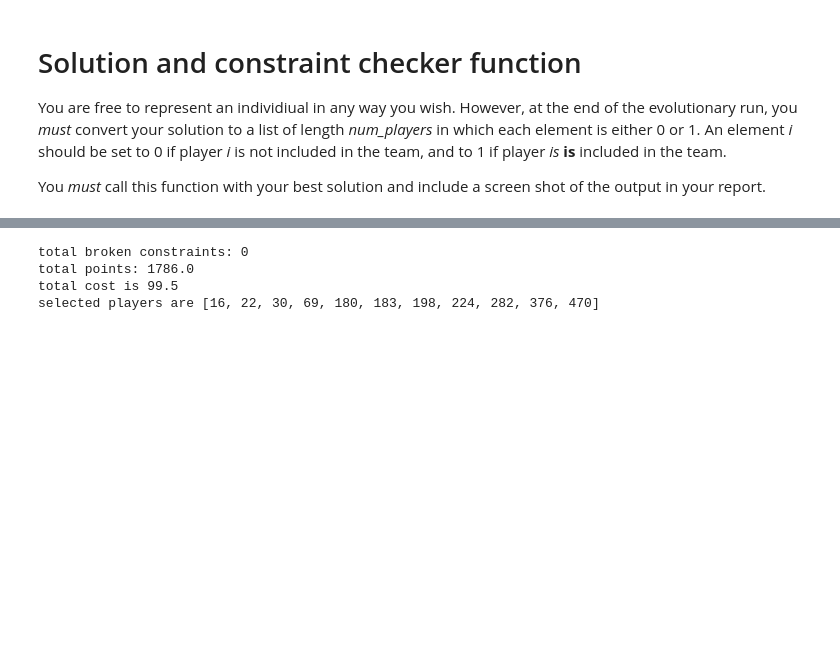
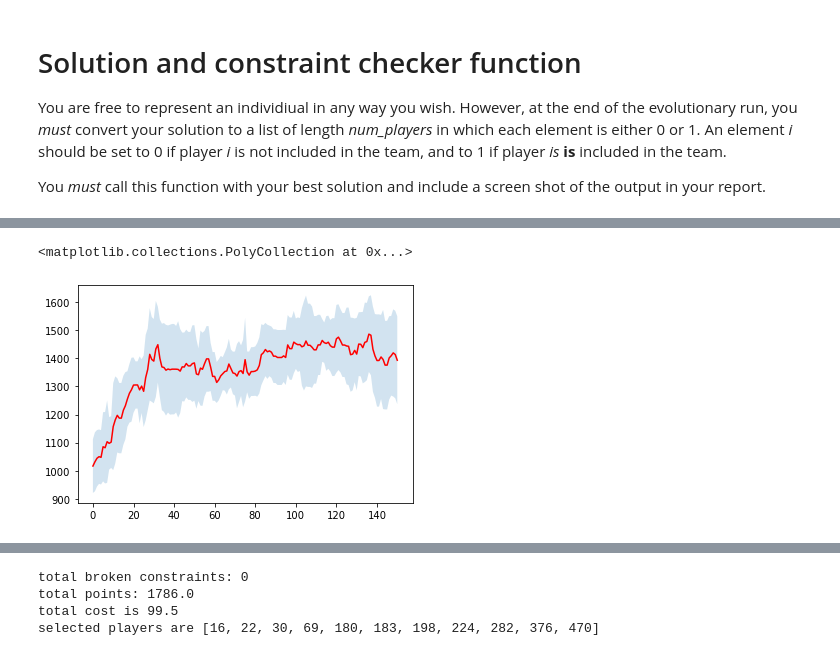
Before and after one commit to venetsia/Emergent_Computing_Courseowork, a Jupyter notebook: Coursework-OptimiseFootballTeam.ipynb, the cells around one changed output, grey strips where cells are left out. Cells and saved outputs as stored; diff of their text form; code cells hidden in the pictures; blank space fills up the shorter version.

```diff
--- a/Coursework-OptimiseFootballTeam.ipynb
+++ b/Coursework-OptimiseFootballTeam.ipynb
@@ -1256,0 +1408,17 @@ with open("best_individual11.csv", "w", newline="") as f:
+# %%
+
+# show std instead of min/max variation
+max_std=df_result['max'].groupby(df_result['gen']).apply(np.std)    # calculate standard dev of the values from each of the runs at each generation of the runs
+
+max_max = max_mean+max_std
+max_min = max_mean-max_std
+
+x = [i for i in range(0,151)]  # make sure this is set to NGEN+1 ... it creates a list [0,1,2,....NGEN] used to define the x-axis for plotting
+fig, ax = plt.subplots()
+# plot the mean value of the best result per generation
+ax.plot(max_mean, color='red')
+# not plot the max and min value of the best result per generation and shade to show the variance per run
+ax.fill_between(x,max_min, max_max, alpha=0.2)
+# %% [output]
+<matplotlib.collections.PolyCollection at 0x...>
+[figure, added]
```
Also changed, not shown: parts of 26 cells of this notebook, 11 other files.
